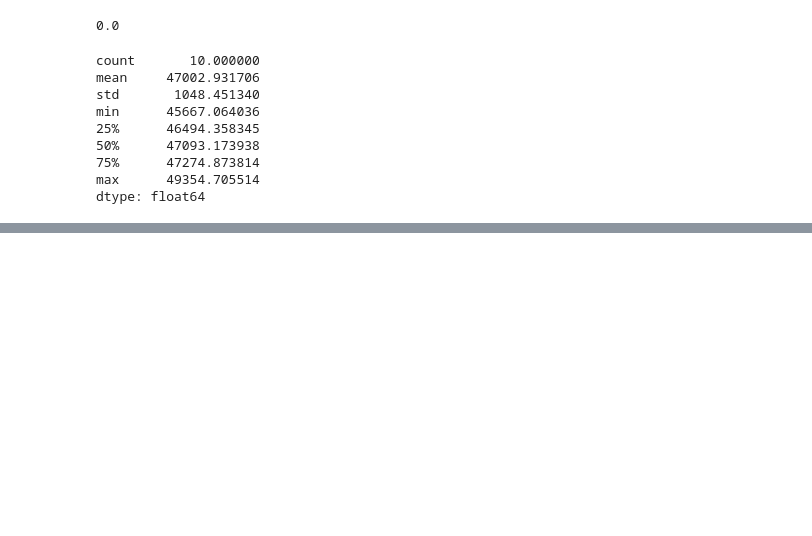
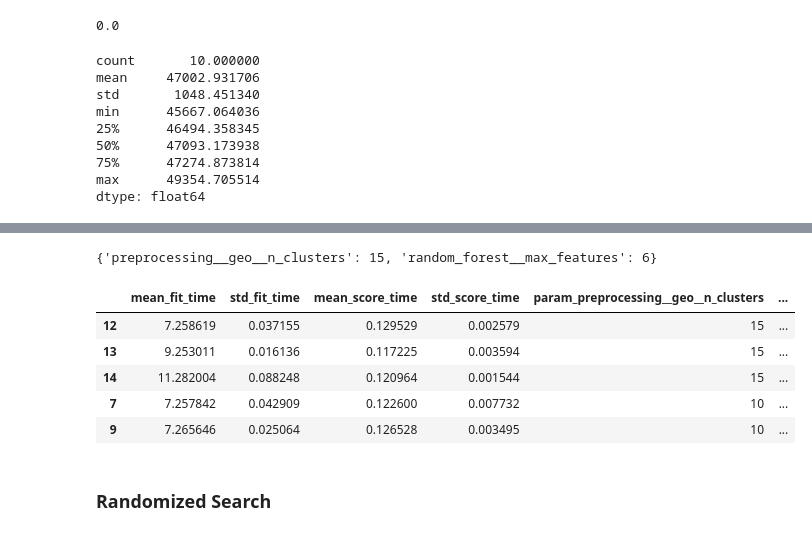
Before and after one commit to delvira11/Hands_On-ML, a Jupyter notebook: 02_End_to_end_ML_project/housing_prices.ipynb, the cells around one changed output, grey strips where cells are left out. Saved outputs shown, nothing was run; the diff lists cells and outputs as text; code cells hidden in the pictures; blank space fills up the shorter version.

```diff
--- a/02_End_to_end_ML_project/housing_prices.ipynb
+++ b/02_End_to_end_ML_project/housing_prices.ipynb
@@ -467,0 +470,17 @@ dtype: float64
+# %%
+from sklearn.model_selection import GridSearchCV
+
+full_pipeline = Pipeline([
+    ("preprocessing", preprocessing),
+    ("random_forest", RandomForestRegressor(random_state=42))
+])
+
+param_grid = [
+    {"preprocessing__geo__n_clusters" : [5, 8, 10],
+     "random_forest__max_features" : [4, 6, 8]},
+    {"preprocessing__geo__n_clusters" : [10, 15],
+     "random_forest__max_features" : [6, 8, 10]},
+]
+
+grid_search = GridSearchCV(full_pipeline, param_grid, cv=3, scoring='neg_root_mean_squared_error')
+grid_search.fit(housing, housing_labels)
@@ -467,0 +507,17 @@ dtype: float64
+# %%
+grid_search.best_params_
+# %% [output]
+{'preprocessing__geo__n_clusters': 15, 'random_forest__max_features': 6}
+# %%
+cv_res = pd.DataFrame(grid_search.cv_results_)
+cv_res.sort_values(by="mean_test_score", ascending=False, inplace=True)
+cv_res.head()
+# %% [output]
+|  | mean_fit_time | std_fit_time | mean_score_time | std_score_time | param_preprocessing__geo__n_clusters | ... |
+| 12 | 7.258619 | 0.037155 | 0.129529 | 0.002579 | 15 | ... |
+| 13 | 9.253011 | 0.016136 | 0.117225 | 0.003594 | 15 | ... |
+| 14 | 11.282004 | 0.088248 | 0.120964 | 0.001544 | 15 | ... |
+| 7 | 7.257842 | 0.042909 | 0.122600 | 0.007732 | 10 | ... |
+| 9 | 7.265646 | 0.025064 | 0.126528 | 0.003495 | 10 | ... |
+# %% [markdown]
+### Randomized Search
```
Also changed, not shown: parts of 10 cells of this notebook, 5 other files.
